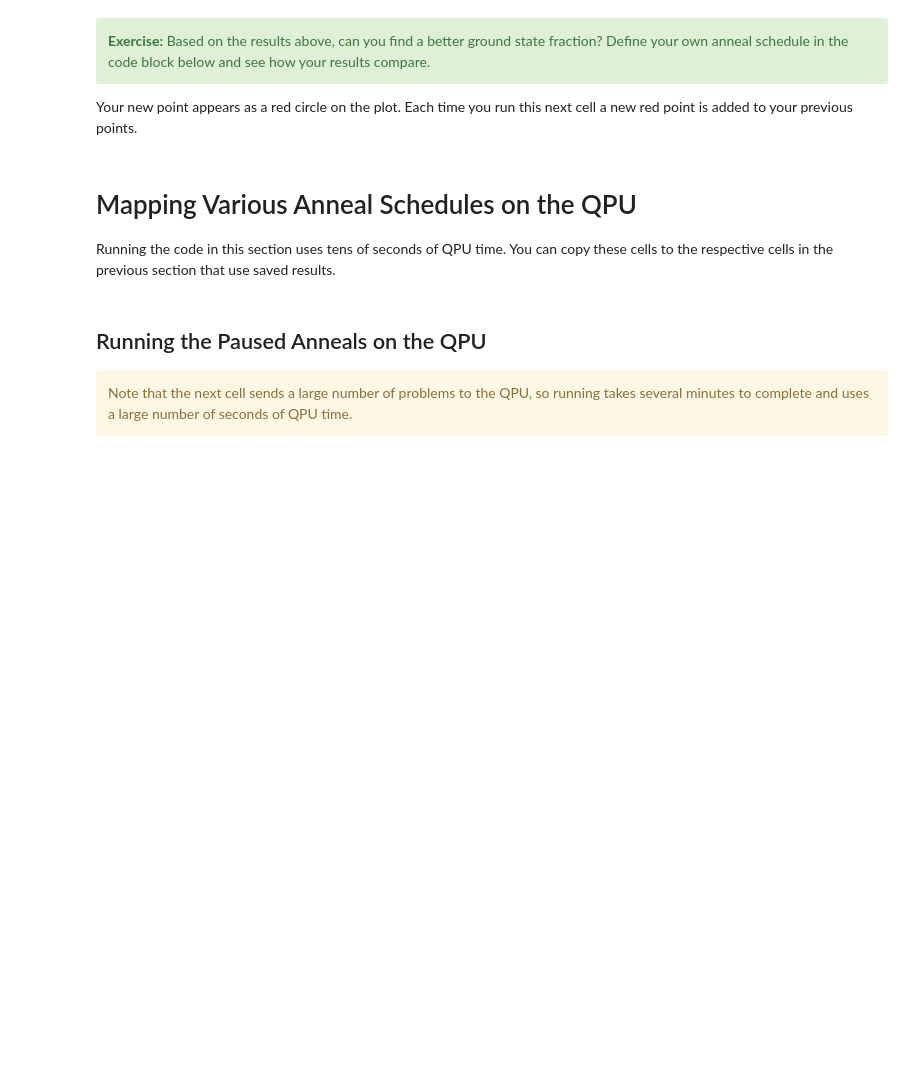
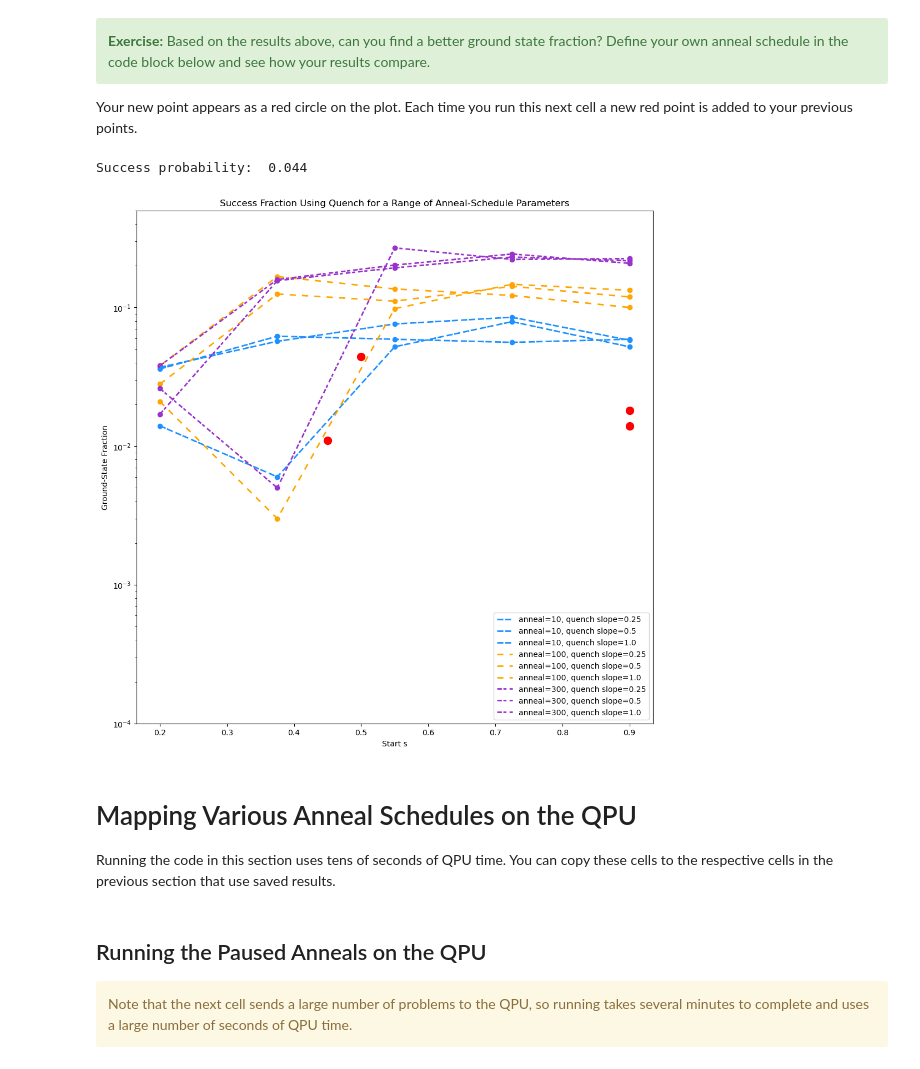
Before and after one commit to makansij/anneal-schedule-notebook, a Jupyter notebook: 01-anneal-schedule.ipynb, the cells around one changed output. Drawn from its saved outputs; the diff is of its cells as text; code cells hidden in the pictures; blank space fills up the shorter version.

```diff
--- a/01-anneal-schedule.ipynb
+++ b/01-anneal-schedule.ipynb
@@ -243,25 +276,32 @@ Your new point appears as a red circle on the plot. Each time you run this next
 # %%
 #Update the standard anneal schedule parameters below
 
-anneal_time = 50.0
+### original parameters
+# anneal_time = 50.0
+# quench_slope = 1.0      # Must be greater than 0
+# quench_start = 0.45      # Must be between 0 and 1
+anneal_time = 500.0
 quench_slope = 1.0      # Must be greater than 0
-quench_start = 0.45      # Must be between 0 and 1
+quench_start = 0.5      # Must be between 0 and 1
 
 #----------------------------------------------------------------
 #Leave the code below to run the problem and display the results.
 #----------------------------------------------------------------
 schedule=[[0.0,0.0],[quench_start*anneal_time,quench_start],[(1-quench_start+quench_slope*quench_start*anneal_time)/quench_slope, 1.0]]
 runs=1000
 results = sampler_embedded.sample_ising(h, J,
                 anneal_schedule=schedule,
                 num_reads=runs,
                 answer_mode='raw',
                 label='Notebook - Anneal Schedule')
 success = np.count_nonzero(results.record.energy == -20.0)/runs
 print("Success probability: ",success)
 
 quench_plot["axis"].scatter([quench_start],[success], color="red", s=100)
 quench_plot["figure"]
+# %% [output]
+Success probability:  0.044
+[figure, added]
 # %% [markdown]
 # Mapping Various Anneal Schedules  on the QPU
 Running the code in this section uses tens of seconds of QPU time. You can copy these cells to the respective cells in the previous section that use saved results.
```
Also changed, not shown: parts of 15 cells of this notebook.
